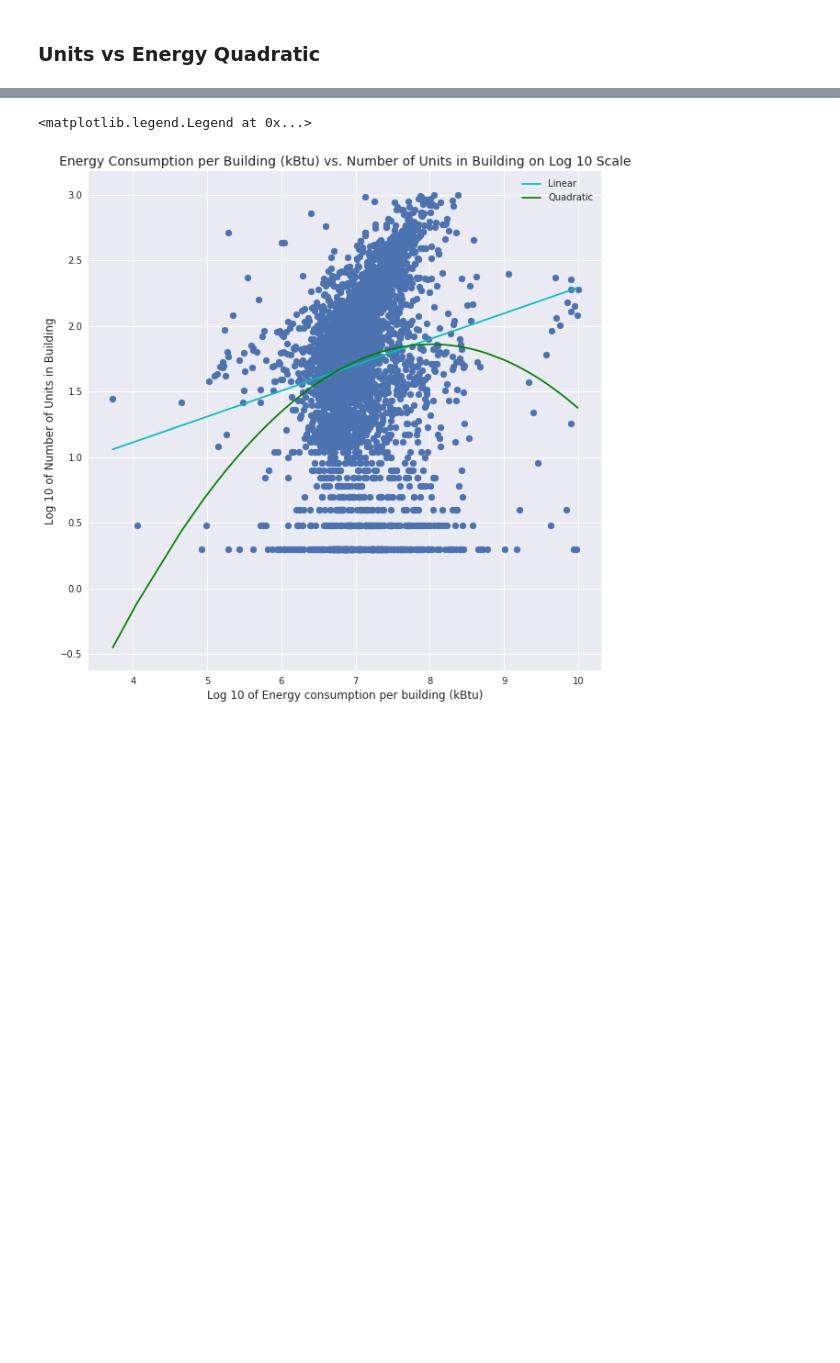
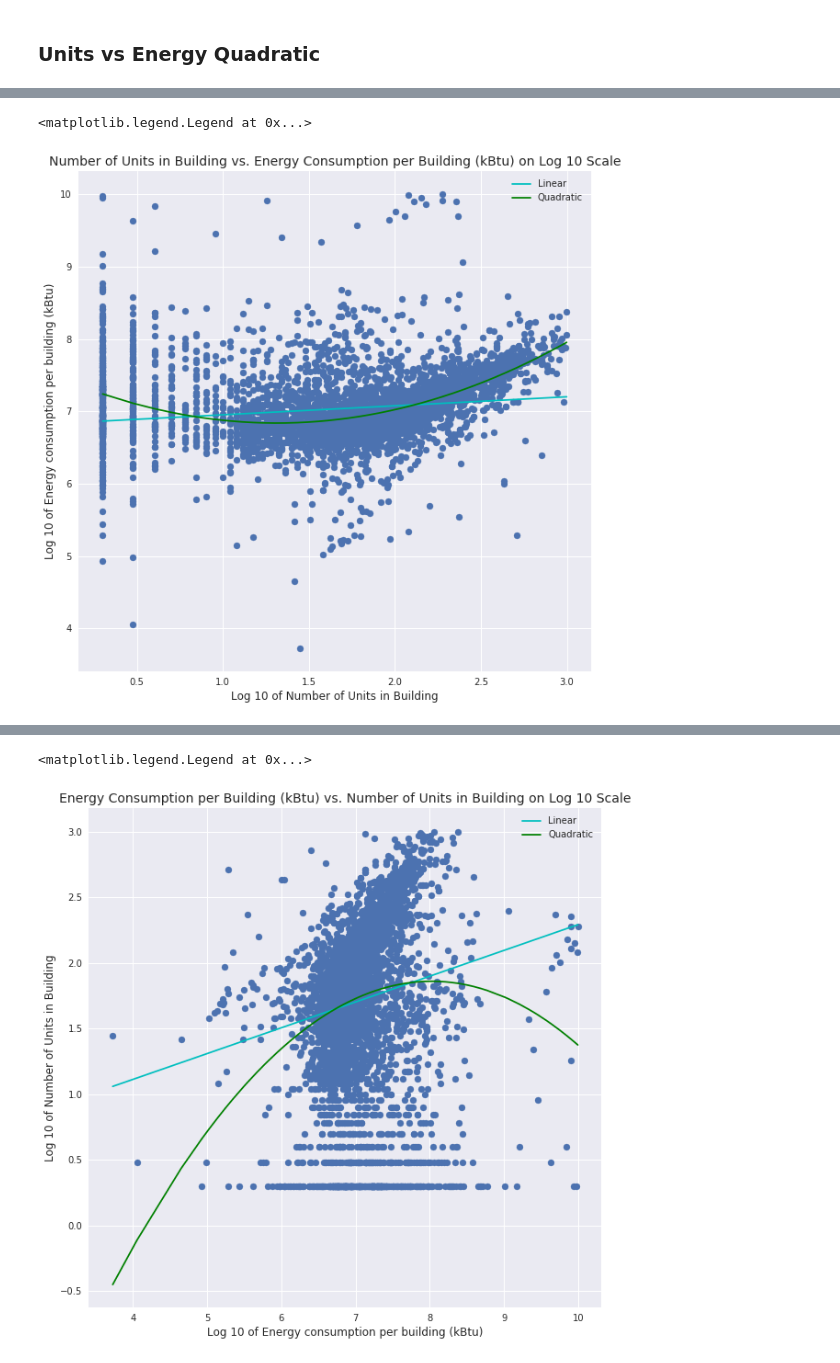
Before and after one commit to meiguan/PUI2018_yg833, a Jupyter notebook: HW10_yg833/Assignment_2_EnergyConsumption.ipynb, the cells around one changed output, grey strips where cells are left out. Drawn from its saved outputs; the diff is of its cells as text; code cells hidden in the pictures; blank space fills up the shorter version.

```diff
--- a/HW10_yg833/Assignment_2_EnergyConsumption.ipynb
+++ b/HW10_yg833/Assignment_2_EnergyConsumption.ipynb
@@ -513,0 +513,3 @@ bblnrgdataCut.describe()
+# %%
+lin_nrg_units = smf.ols(formula='log_nrg ~ log_units_total', data=bblnrgdataCut).fit()
+print(lin_nrg_units.summary())
@@ -616,0 +618,3 @@ bblnrgdataCut.describe()
+# %%
+qud_nrg_units = smf.ols(formula='log_nrg ~ log_units_total2 + log_units_total', data=bblnrgdataCut).fit()
+print(qud_nrg_units.summary())
@@ -616,0 +639,12 @@ bblnrgdataCut.describe()
+# %%
+fig, ax = plt.subplots(figsize = (10,10))
+ax.scatter(bblnrgdataCut['log_units_total'], bblnrgdataCut['log_nrg'])
+plt.plot(bblnrgdataCut['log_units_total'], lin_nrg_units.predict(bblnrgdataCut), 'c')
+plt.plot(bblnrgdataCut['log_units_total'], qud_nrg_units.predict(bblnrgdataCut), 'g')
+ax.set_xlabel('Log 10 of Number of Units in Building', fontsize = 12)
+ax.set_ylabel('Log 10 of Energy consumption per building (kBtu)', fontsize = 12)
+plt.title('Number of Units in Building vs. Energy Consumption per Building (kBtu) on Log 10 Scale', fontsize = 14)
+plt.legend(('Linear', 'Quadratic'),loc='upper right')
+# %% [output]
+<matplotlib.legend.Legend at 0x...>
+[figure, added]
```
Also changed, not shown: parts of 59 cells of this notebook.
